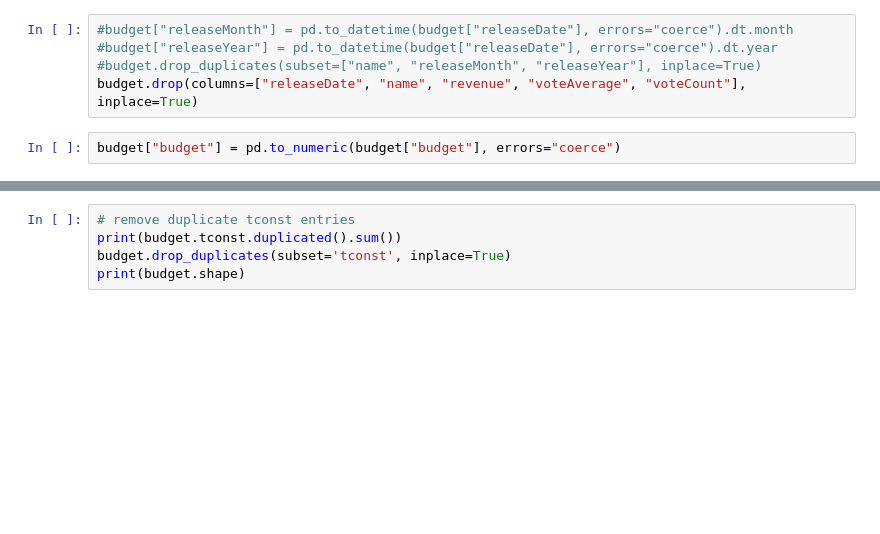
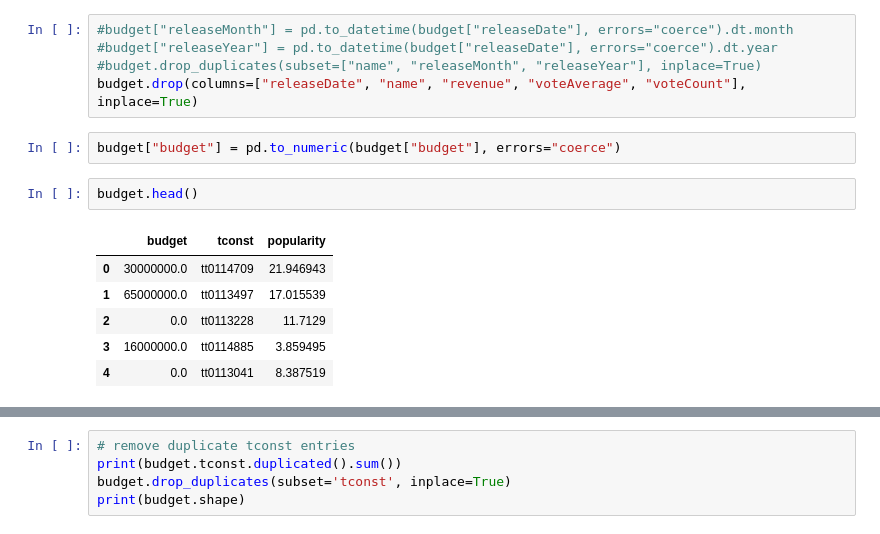
Before and after one commit to epfl-ada/ada-2023-project-lovelace, a Jupyter notebook: Code/clean.ipynb, the cells around one changed output, grey strips where cells are left out. Saved outputs shown, nothing was run; the diff lists cells and outputs as text; blank space fills up the shorter version.

```diff
--- a/Code/clean.ipynb
+++ b/Code/clean.ipynb
@@ -195,6 +196,15 @@ budget.columns = [
 budget.drop(columns=["releaseDate", "name", "revenue", "voteAverage", "voteCount"], inplace=True)
 # %%
 budget["budget"] = pd.to_numeric(budget["budget"], errors="coerce")
+# %%
+budget.head()
+# %% [output]
+|  | budget | tconst | popularity |
+| 0 | 30000000.0 | tt0114709 | 21.946943 |
+| 1 | 65000000.0 | tt0113497 | 17.015539 |
+| 2 | 0.0 | tt0113228 | 11.7129 |
+| 3 | 16000000.0 | tt0114885 | 3.859495 |
+| 4 | 0.0 | tt0113041 | 8.387519 |
 # %%
 # remove tconst nan entries to avoid issues when merging
 print(budget.tconst.isnull().sum())
```
Also changed, not shown: parts of 13 cells of this notebook.
